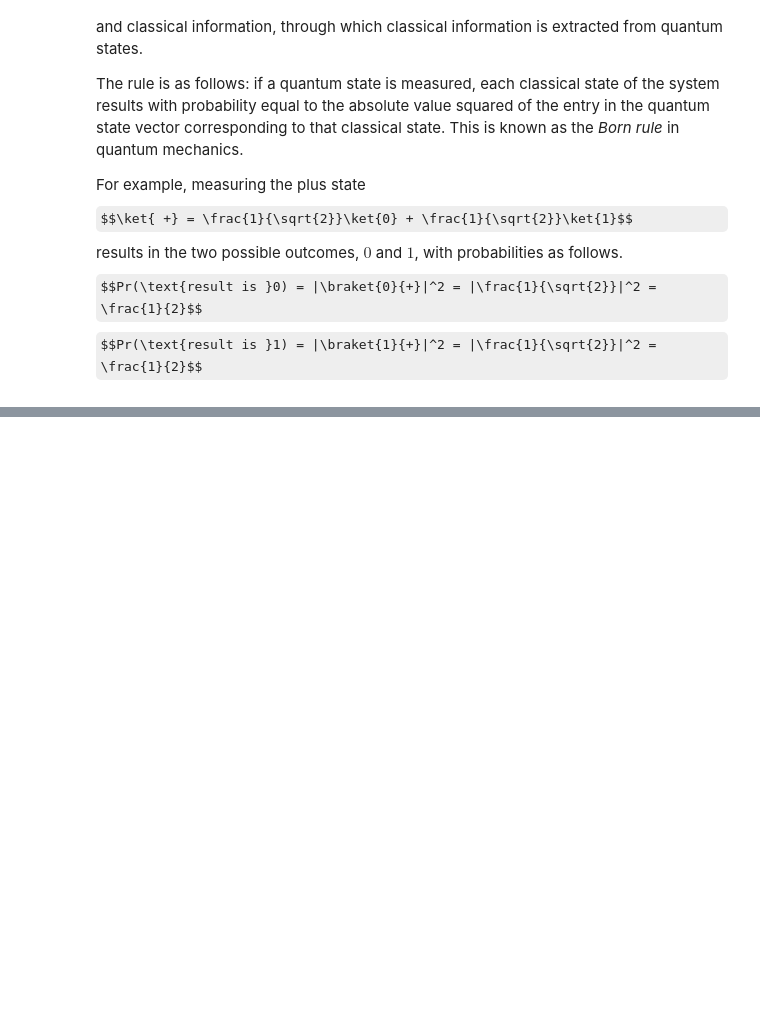
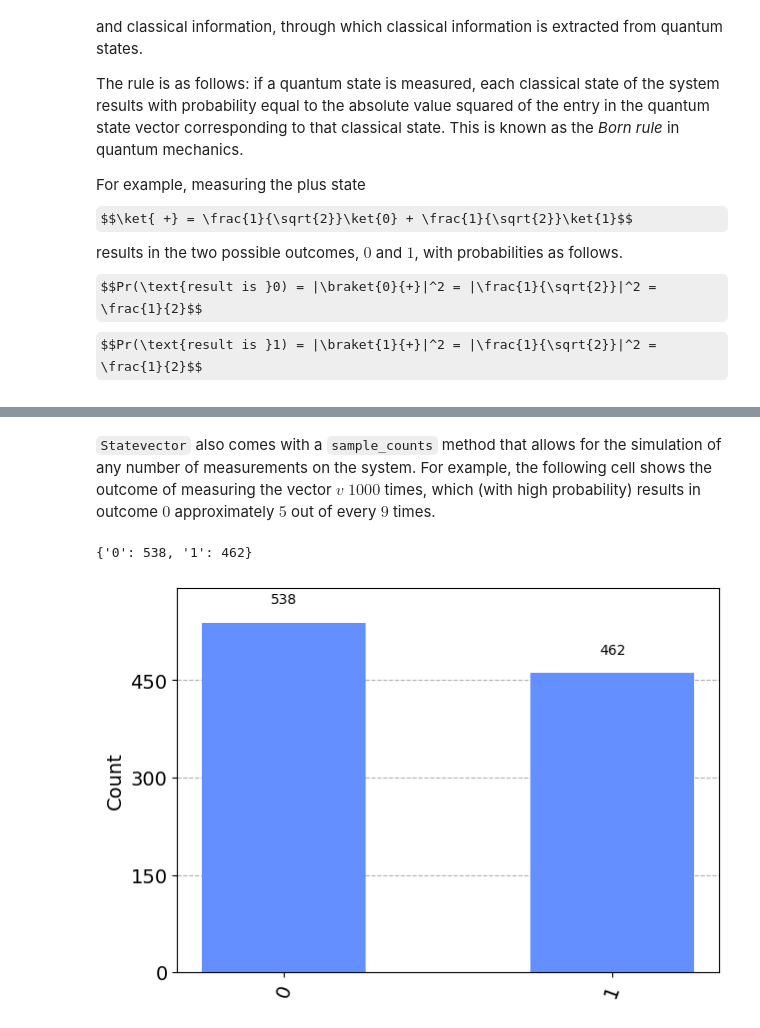
Before and after one commit to neurocode-ai/quantum-computing, a Jupyter notebook: notebooks/single_systems.ipynb, the cells around one changed output, grey strips where cells are left out. Drawn from its saved outputs; the diff is of its cells as text; code cells hidden in the pictures; some formulas as TeX source; blank space fills up the shorter version.

Commit message:
Done with single systems, code example Qiskit

```diff
--- a/notebooks/single_systems.ipynb
+++ b/notebooks/single_systems.ipynb
@@ -223,0 +297,16 @@ The answer, at least in part, is that the set of allowable *operations* that can
+# %%
+from qiskit.quantum_info import Statevector
+from numpy import sqrt
+
+u = Statevector([1/sqrt(2), 1/sqrt(2)])
+v = Statevector([(1+2.j)/3, -2/3])
+w = Statevector([1/3, 2/3])
+
+
+# The Statevector class provides a `draw` method for displaying state vectors, including
+# support for both `text` and `latex` formatting.
+# The class also implements an `is_valid` method which checks to see if a given vector
+# is a valid quantum state vector, i.e., it has Euclidean norm equal to 1.
+display(u.draw('latex'))
+display(v.draw('latex'))
+display(v.draw('text'))
@@ -223,0 +321,3 @@ The answer, at least in part, is that the set of allowable *operations* that can
+# %%
+result, new_state, = v.measure()
+print(f'Result={result}, new quantum state={new_state}')
@@ -223,0 +333,11 @@ The answer, at least in part, is that the set of allowable *operations* that can
+# %% [markdown]
+`Statevector` also comes with a `sample_counts` method that allows for the simulation of any number of measurements on the system. For example, the following cell shows the outcome of measuring the vector $v$ $1000$ times, which (with high probability) results in outcome $0$ approximately $5$ out of every $9$ times.
+# %%
+from qiskit.visualization import plot_histogram
+
+statistics = v.sample_counts(1000)
+display(statistics)
+plot_histogram(statistics)
+# %% [output]
+{'0': 538, '1': 462}
+[figure, added]
```
Also changed, not shown: parts of 22 cells of this notebook.
